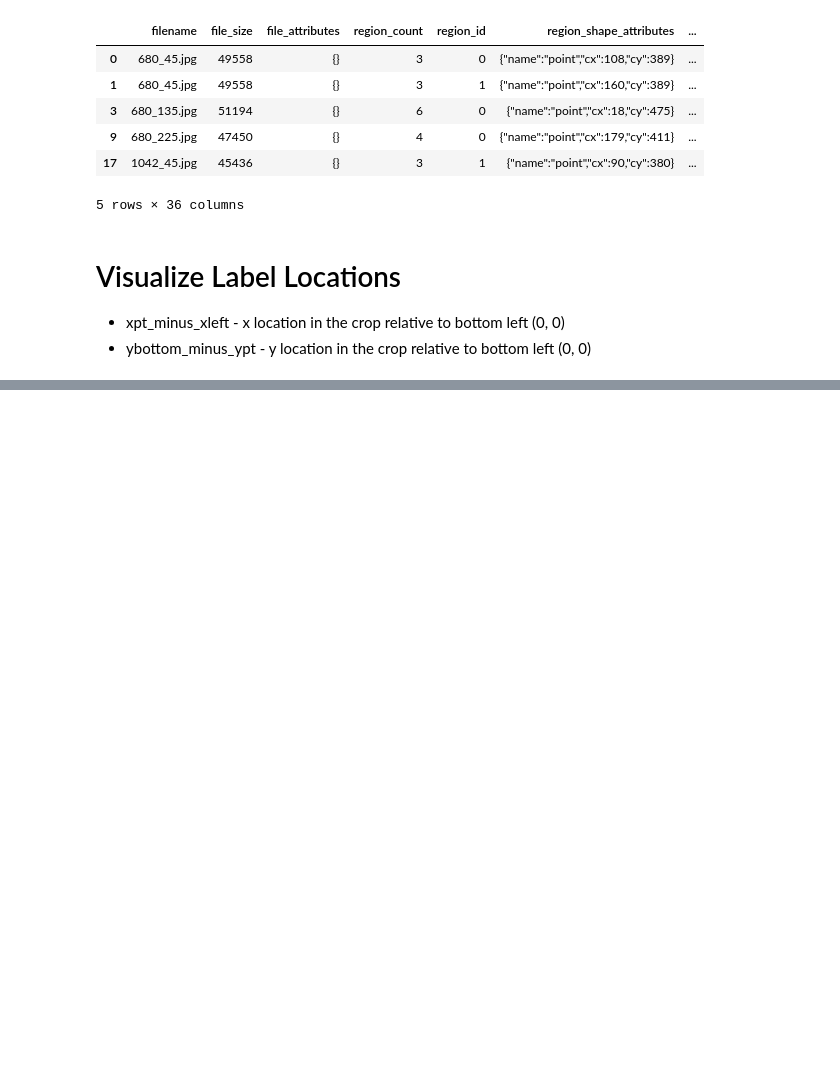
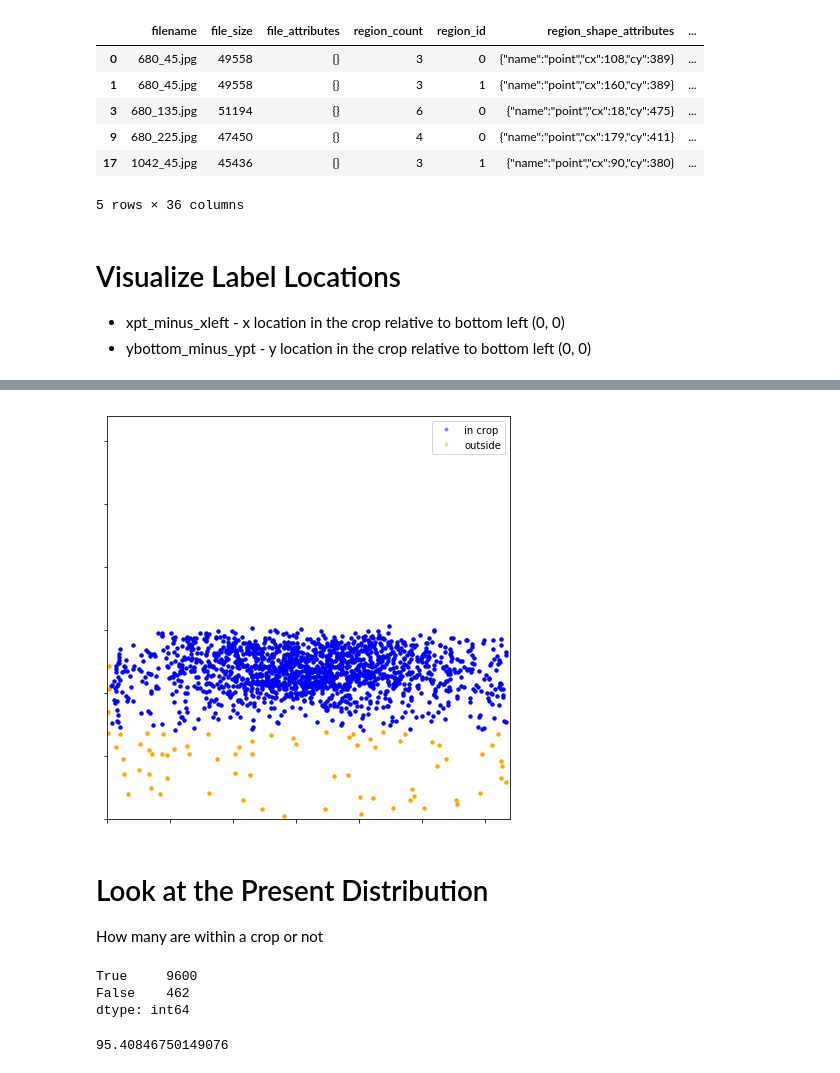
Before and after one commit to w210-accessibility/classify-streetview, a Jupyter notebook: mini-crops/2020-04-04-EDAMiniCrops.ipynb, the cells around one changed output, grey strips where cells are left out. Drawn from its saved outputs; the diff is of its cells as text; code cells hidden in the pictures; blank space fills up the shorter version.

```diff
--- a/mini-crops/2020-04-04-EDAMiniCrops.ipynb
+++ b/mini-crops/2020-04-04-EDAMiniCrops.ipynb
@@ -299,0 +269,40 @@ for crop_id in range(5, 8):
+# %%
+fig2 = plt.figure(figsize = (6, 6))
+ax2 = fig2.add_subplot(111)
+
+
+inside_mask = (df_concat_present['sv_image_y'] < 500) & (df_concat_present['sv_image_x'] > 5) & (df_concat_present['sv_image_x'] < 635)
+x_crop = df_concat_present['sv_image_x'].loc[inside_mask]
+y_crop = df_concat_present['sv_image_y_bottom_origin'].loc[inside_mask]
+ax2.plot(x_crop, y_crop, marker = '.', ls = 'none', alpha = 0.4, color = 'blue', label = 'in crop')
+
+
+outside_mask = (df_concat_present['sv_image_y'] > 500) | (df_concat_present['sv_image_x'] < 5) | (df_concat_present['sv_image_x'] > 635)
+x_all = df_concat_present['sv_image_x'].loc[outside_mask]
+y_all = df_concat_present['sv_image_y_bottom_origin'].loc[outside_mask]
+ax2.plot(x_all, y_all, marker = '.', ls = 'none', alpha = 0.4, color = 'orange', label = 'outside')
+
+
+
+plt.ylim(0, 640)
+plt.xlim(0, 640)
+plt.legend(loc = 'best')
+ax2.set_yticklabels([])
+ax2.set_xticklabels([])
+plt.tight_layout()
+# %% [output]
+[figure, added]
+# %% [markdown]
+# Look at the Present Distribution
+
+How many are within a crop or not
+# %%
+inside_mask.value_counts()
+# %% [output]
+True     9600
+False    462
+dtype: int64
+# %%
+9600 / (9600 + 462) * 100
+# %% [output]
+95.40846750149076
```
Also changed, not shown: parts of 8 cells of this notebook.
